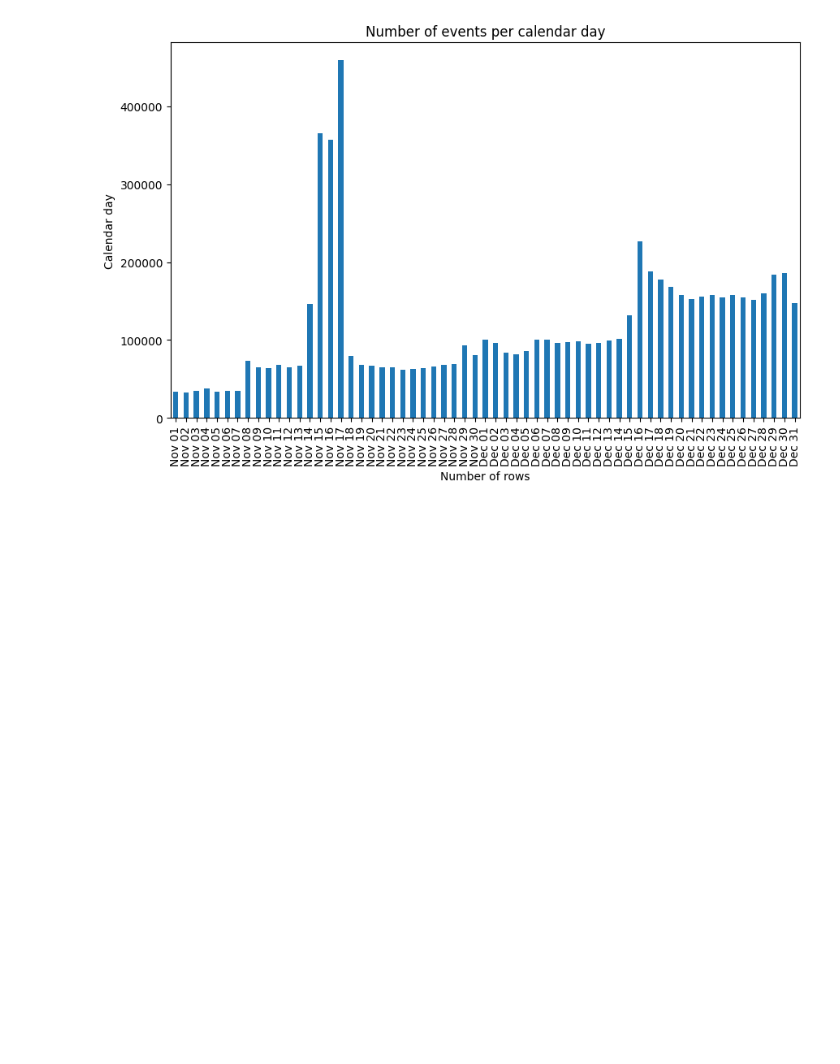
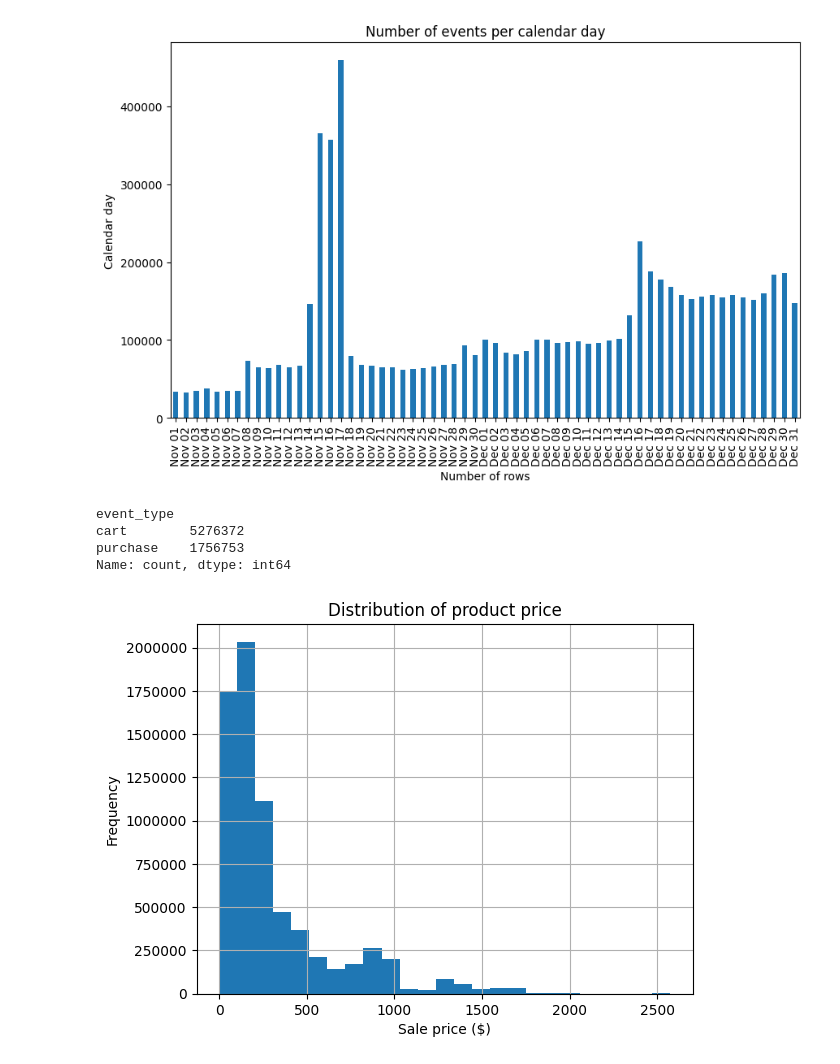
Before and after one commit to jeremysb1/data_analysis_projects, a Jupyter notebook: metrics.ipynb, the cells around one changed output. Saved outputs shown, nothing was run; the diff lists cells and outputs as text; code cells hidden in the pictures; blank space fills up the shorter version.

Commit message:
added price range plot

```diff
--- a/metrics.ipynb
+++ b/metrics.ipynb
@@ -101,3 +101,28 @@ axis.set(title="Number of events per calendar day",
 plt.show()
 # %% [output]
 [figure]
+# %%
+events["event_type"].value_counts(dropna=False)
+# %% [output]
+event_type
+cart        5276372
+purchase    1756753
+Name: count, dtype: int64
+# %%
+fig, axis = plt.subplots()
+
+(
+    events["price"]
+    .hist(bins=25, ax=axis)
+)
+
+#disable scientific notation
+axis.ticklabel_format(useOffset=False, style='plain')
+
+axis.set(title="Distribution of product price",
+         xlabel="Sale price ($)",
+         ylabel="Frequency")
+
+plt.show()
+# %% [output]
+[figure, added]
```
